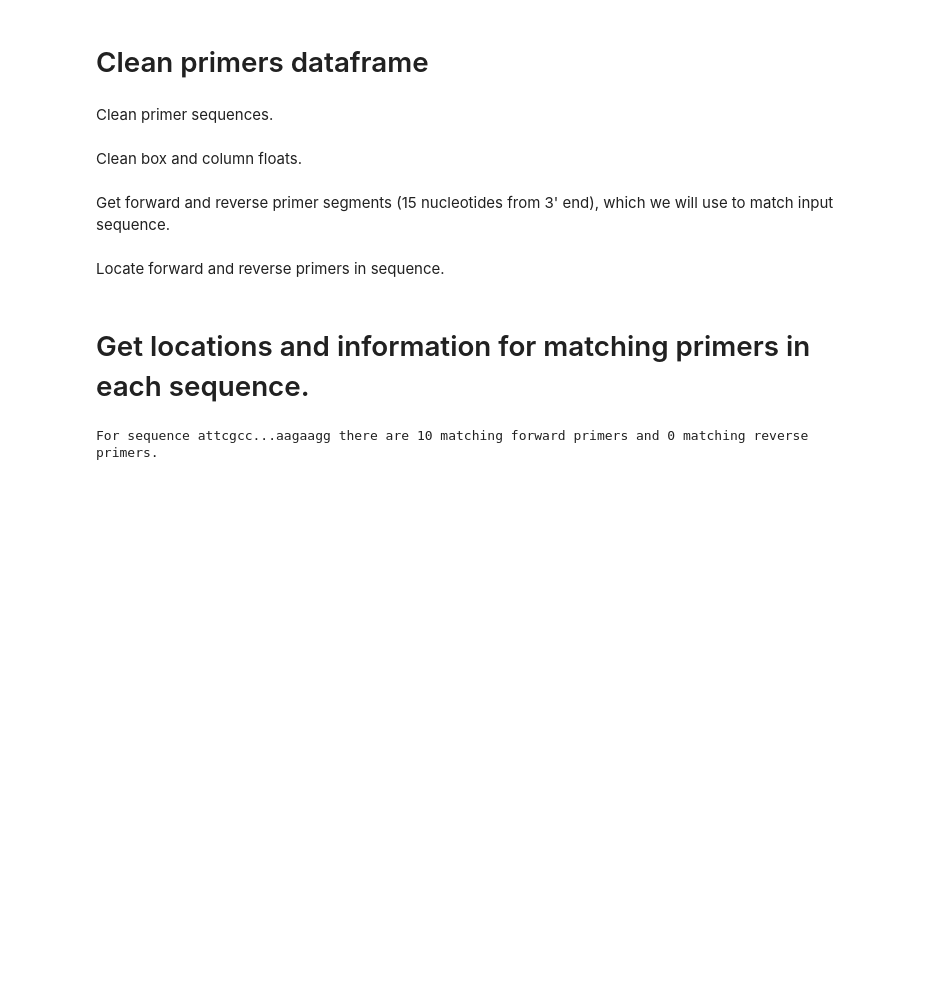
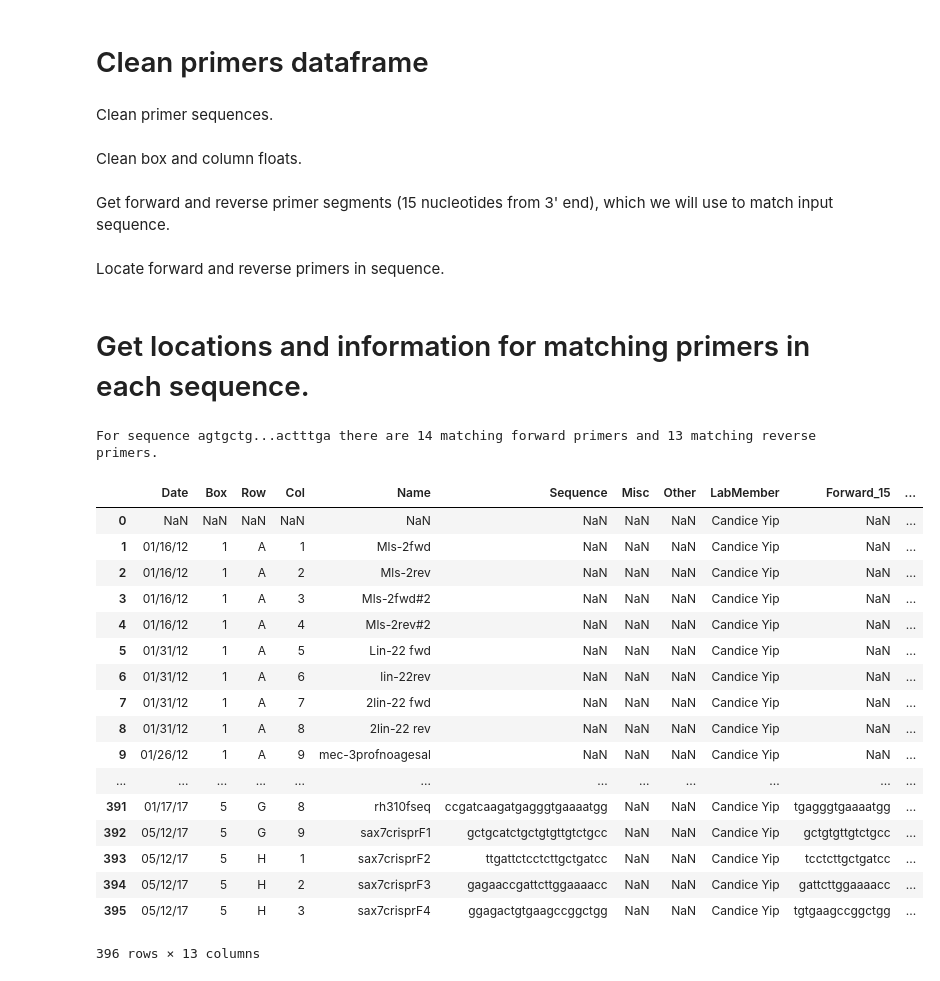
Before and after one commit to zcandiceyip/lab_primers, a Jupyter notebook: Primers search.ipynb, the cells around one changed output. Drawn from its saved outputs; the diff is of its cells as text; code cells hidden in the pictures; blank space fills up the shorter version.

```diff
--- a/Primers search.ipynb
+++ b/Primers search.ipynb
@@ -204,6 +206,8 @@ def forward_15(primer):
         primer_15 = 'NaN'
     return primer_15
 def reverse_15(primer):
+    rev_xcr = {'a':'t', 'c':'g', 'g':'c', 't':'a'}
+
     try:
         primer_rev = ""
 
@@ -251,6 +255,7 @@ def locateFprimer(row):
 
 def locateRprimer(row):
     locate_box = {}
+    rev_xcr = {'a':'t', 'c':'g', 'g':'c', 't':'a'}
 
 
     try:
@@ -343,4 +348,25 @@ def run_file(sequence):
 # %%
 df = run_file(sequence)
 # %% [output]
-For sequence attcgcc...aagaagg there are 10 matching forward primers and 0 matching reverse primers.
+For sequence agtgctg...actttga there are 14 matching forward primers and 13 matching reverse primers.
+# %%
+df[df.LabMember == 'Candice Yip']
+# %% [output]
+|  | Date | Box | Row | Col | Name | Sequence | Misc | Other | LabMember | Forward_15 | ... |
+| 0 | NaN | NaN | NaN | NaN | NaN | NaN | NaN | NaN | Candice Yip | NaN | ... |
+| 1 | 01/16/12 | 1 | A | 1 | Mls-2fwd | NaN | NaN | NaN | Candice Yip | NaN | ... |
+| 2 | 01/16/12 | 1 | A | 2 | Mls-2rev | NaN | NaN | NaN | Candice Yip | NaN | ... |
+| 3 | 01/16/12 | 1 | A | 3 | Mls-2fwd#2 | NaN | NaN | NaN | Candice Yip | NaN | ... |
+| 4 | 01/16/12 | 1 | A | 4 | Mls-2rev#2 | NaN | NaN | NaN | Candice Yip | NaN | ... |
+| 5 | 01/31/12 | 1 | A | 5 | Lin-22 fwd | NaN | NaN | NaN | Candice Yip | NaN | ... |
+| 6 | 01/31/12 | 1 | A | 6 | lin-22rev | NaN | NaN | NaN | Candice Yip | NaN | ... |
+| 7 | 01/31/12 | 1 | A | 7 | 2lin-22 fwd | NaN | NaN | NaN | Candice Yip | NaN | ... |
+| 8 | 01/31/12 | 1 | A | 8 | 2lin-22 rev | NaN | NaN | NaN | Candice Yip | NaN | ... |
+| 9 | 01/26/12 | 1 | A | 9 | mec-3profnoagesal | NaN | NaN | NaN | Candice Yip | NaN | ... |
+| ... | ... | ... | ... | ... | ... | ... | ... | ... | ... | ... | ... |
+| 391 | 01/17/17 | 5 | G | 8 | rh310fseq | ccgatcaagatgagggtgaaaatgg | NaN | NaN | Candice Yip | tgagggtgaaaatgg | ... |
+| 392 | 05/12/17 | 5 | G | 9 | sax7crisprF1 | gctgcatctgctgtgttgtctgcc | NaN | NaN | Candice Yip | gctgtgttgtctgcc | ... |
+| 393 | 05/12/17 | 5 | H | 1 | sax7crisprF2 | ttgattctcctcttgctgatcc | NaN | NaN | Candice Yip | tcctcttgctgatcc | ... |
+| 394 | 05/12/17 | 5 | H | 2 | sax7crisprF3 | gagaaccgattcttggaaaacc | NaN | NaN | Candice Yip | gattcttggaaaacc | ... |
+| 395 | 05/12/17 | 5 | H | 3 | sax7crisprF4 | ggagactgtgaagccggctgg | NaN | NaN | Candice Yip | tgtgaagccggctgg | ... |
+396 rows × 13 columns
```
Also changed, not shown: parts of 3 cells of this notebook.
